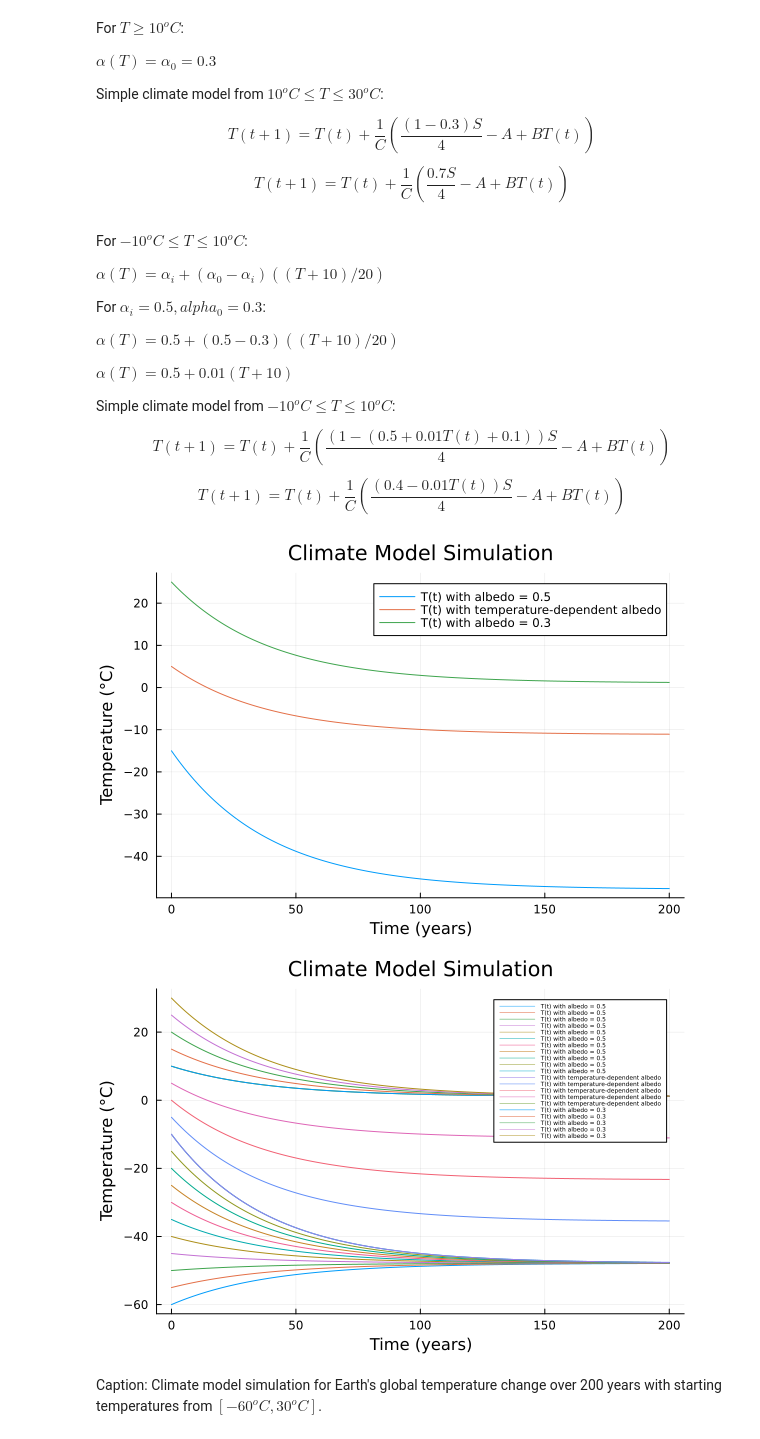
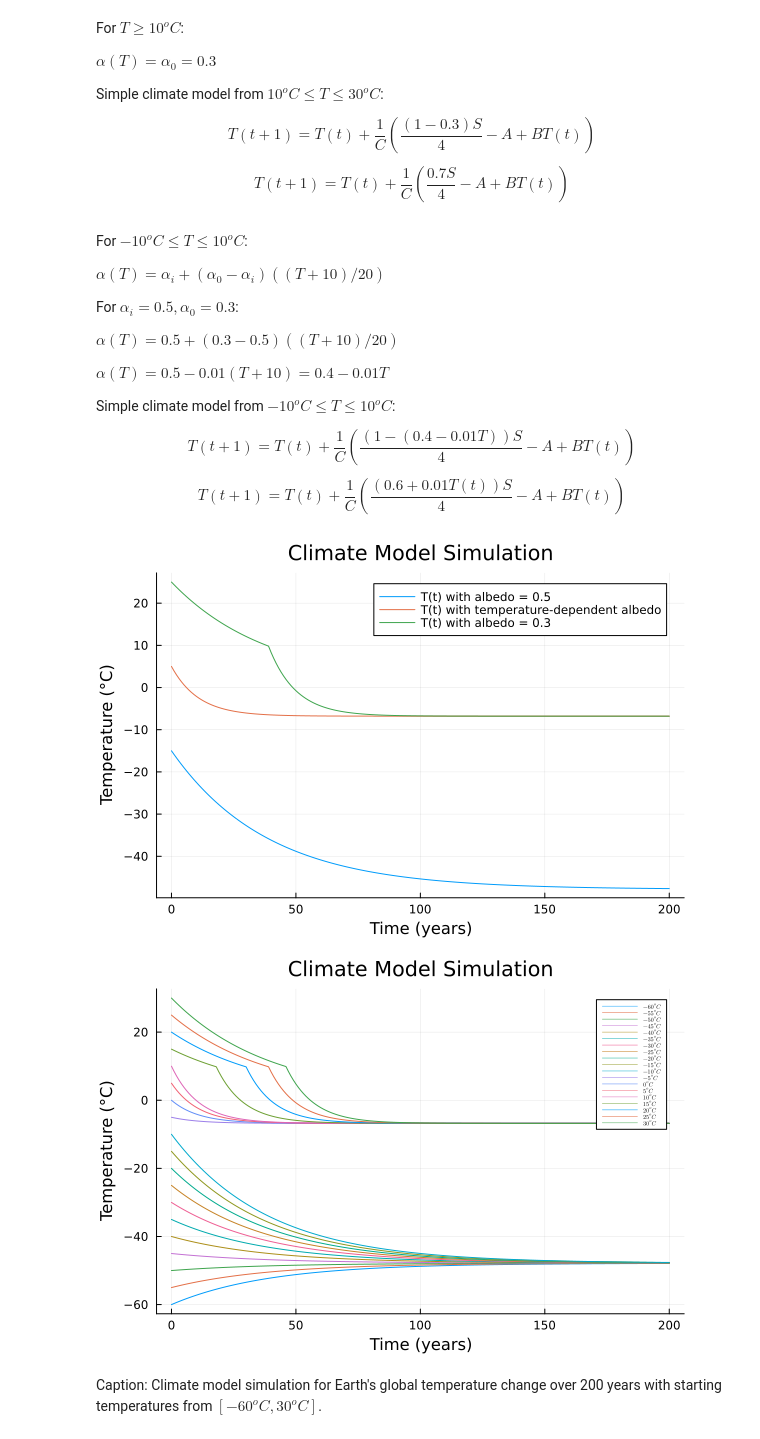
Before and after one commit to BEE4750-FA25/hw2-etw, a Jupyter notebook: hw02.ipynb, the cells around one changed output. Saved outputs shown, nothing was run; the diff lists cells and outputs as text; code cells hidden in the pictures.

```diff
--- a/hw02.ipynb
+++ b/hw02.ipynb
@@ -226,21 +232,28 @@ For $ -10^oC \leq T\leq 10^oC $:
 
 $\alpha (T) = \alpha_i + (\alpha_0 - \alpha_i)((T+10) / 20)$
 
-For $\alpha_i = 0.5, alpha_0 = 0.3$:
+For $\alpha_i = 0.5, \alpha_0 = 0.3$:
 
-$\alpha (T) = 0.5 + (0.5 - 0.3)((T+10) / 20)$
+$\alpha (T) = 0.5 + (0.3 - 0.5)((T+10) / 20)$
 
-$\alpha (T) = 0.5 + 0.01(T+10)$
+$\alpha (T) = 0.5 - 0.01(T+10) = 0.4 - 0.01T$
 
 Simple climate model from $ -10^oC \leq T \leq 10^oC$:
 
 <span id="eq-climate">$$
-T(t + 1) = T(t) + \frac{1}{C}({\frac{(1-(0.5 + 0.01T(t) + 0.1))S}{4}} - A + BT(t))$$</span>
+T(t + 1) = T(t) + \frac{1}{C}({\frac{(1-(0.4 - 0.01T))S}{4}} - A + BT(t))$$</span>
 
 <span id="eq-climate">$$
-T(t + 1) = T(t) + \frac{1}{C}({\frac{(0.4 - 0.01T(t))S}{4}} - A + BT(t))$$</span>
+T(t + 1) = T(t) + \frac{1}{C}({\frac{(0.6 + 0.01T(t))S}{4}} - A + BT(t))$$</span>
 # %%
 function simulate_timestep(T, B, C, alpha, S, A)
+    if T <= -10
+        alpha = 0.5
+    elseif T > 10
+        alpha = 0.3
+    else
+        alpha = 0.4 - 0.01 * T
+    end
     return (S * (1 - alpha) / 4 - A + B * T) / C
 end
 
@@ -264,41 +277,28 @@ dt = 1.0 # years
 
 # Simulate for different initial temperatures and albedo conditions
 data = simulate_climate(-15, B, C, 0.5, S, A, time, dt) # if T in [-60, -10]
-data2 = simulate_climate(5, B, C, (0.4 - 0.01*5), S, A, time, dt) # if T in [-10, 10]
+data2 = simulate_climate(5, B, C, 0.4 - 0.01*5, S, A, time, dt) # if T in [-10, 10]
 data3 = simulate_climate(25, B, C, 0.3, S, A, time, dt) # if T in [10, 30]
 
 plot(0:dt:time, data, xlabel="Time (years)", ylabel="Temperature (°C)", title="Climate Model Simulation", label="T(t) with albedo = 0.5", legend=:topright)
 plot!(0:dt:time, data2, label="T(t) with temperature-dependent albedo")
 plot!(0:dt:time, data3, label="T(t) with albedo = 0.3")
 # %% [output]
-[figure, old version]
+[figure, new version]
 # %%
-a1_temperature = [-60, -55, -50, -45, -40, -35, -30, -25, -20, -15, -10];
+a1_temperature = [-60, -55, -50, -45, -40, -35, -30, -25, -20, -15, -10, -5, 0, 5, 10, 15, 20, 25, 30];
 dataset1 = [];
 for T in a1_temperature
-    data = simulate_climate(T, B, C, 0.5, S, A, time, dt)
+    data = simulate_climate(T, B, C, alpha, S, A, time, dt)
     push!(dataset1, data)
 end
 
-a2_temperature = [-10, -5, 0, 5, 10];
-dataset2 = [];
-for T in a2_temperature
-    alpha = 0.4 - 0.01 * T
-    data = simulate_climate(T, B, C, alpha, S, A, time, dt)
-    push!(dataset2, data)
-end
+println("Dataset1: ", dataset1)
 
-a3_temperature = [10, 15, 20, 25, 30];
-dataset3 = [];
-for T in a3_temperature
-    data = simulate_climate(T, B, C, 0.3, S, A, time, dt)
-    push!(dataset3, data)
-end
-
-plot(0:dt:time, dataset1, xlabel="Time (years)", ylabel="Temperature (°C)", title="Climate Model Simulation", label="T(t) with albedo = 0.5", legend=:best, legendfontsize=4)
-plot!(0:dt:time, dataset2, label="T(t) with temperature-dependent albedo")
-plot!(0:dt:time, dataset3, label="T(t) with albedo = 0.3")
+plot(0:dt:time, dataset1, xlabel="Time (years)", ylabel="Temperature (°C)", title="Climate Model Simulation",
+label = [L"$-60^o C$" L"$-55^o C$" L"$-50^o C$" L"$-45^o C$" L"$-40^o C$" L"$-35^o C$" L"$-30^o C$" L"$-25^o C$" L"$-20^o C$" L"$-15^o C$" L"$-10^o C$" L"$-5^o C$" L"$0^o C$" L"$5^o C$" L"$10^o C$" L"$15^o C$" L"$20^o C$" L"$25^o C$" L"$30^o C$"
+], legend=:best, legendfontsize=4)
 # %% [output]
-[figure, old version]
+[figure, new version]
 # %% [markdown]
 Caption: Climate model simulation for Earth's global temperature change over 200 years with starting temperatures from $[-60^oC, 30^oC]$.
```
Also changed, not shown: parts of 2 cells of this notebook.
